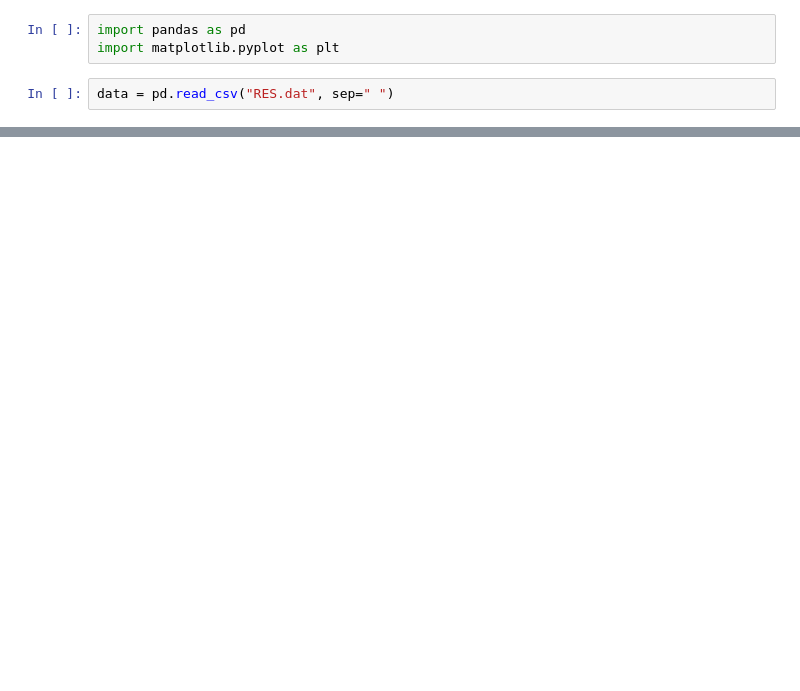
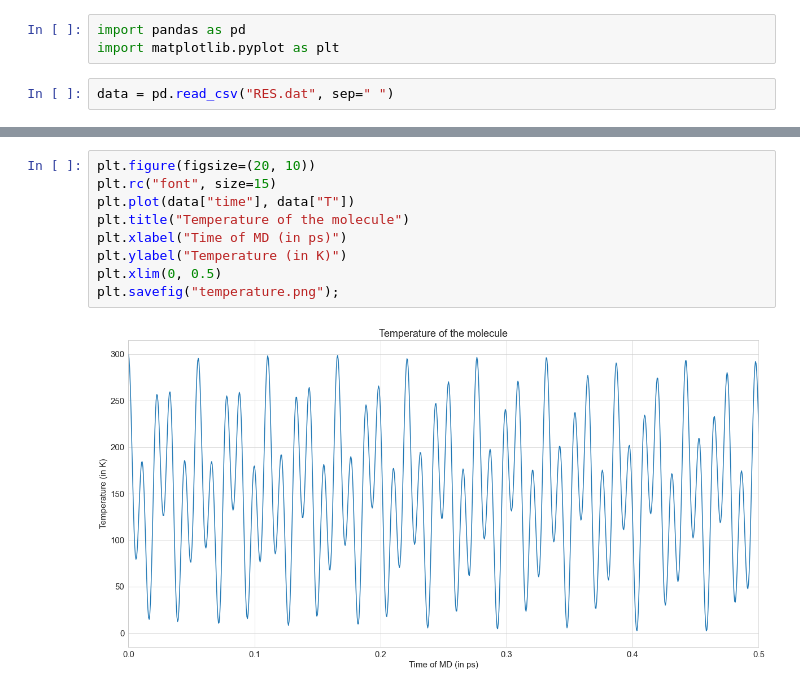
Before and after one commit to w2994a/molecular_dynamics_project, a Jupyter notebook: notebook_test.ipynb, the cells around one changed output, grey strips where cells are left out. Drawn from its saved outputs; the diff is of its cells as text; blank space fills up the shorter version.

```diff
--- a/notebook_test.ipynb
+++ b/notebook_test.ipynb
@@ -38,0 +45,11 @@ plt.xlim(0, 1000);
+# %%
+plt.figure(figsize=(20, 10))
+plt.rc("font", size=15)
+plt.plot(data["time"], data["T"])
+plt.title("Temperature of the molecule")
+plt.xlabel("Time of MD (in ps)")
+plt.ylabel("Temperature (in K)")
+plt.xlim(0, 0.5)
+plt.savefig("temperature.png");
+# %% [output]
+[figure, added]
```
Also changed, not shown: parts of 7 cells of this notebook, 1 other file.
